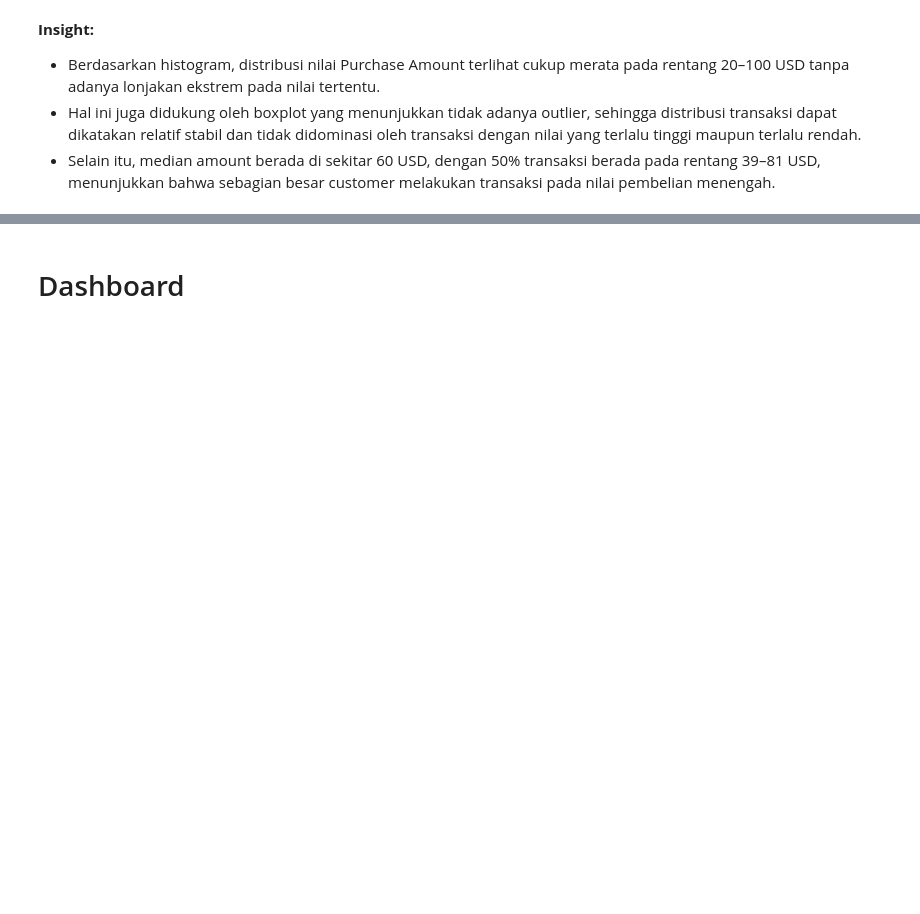
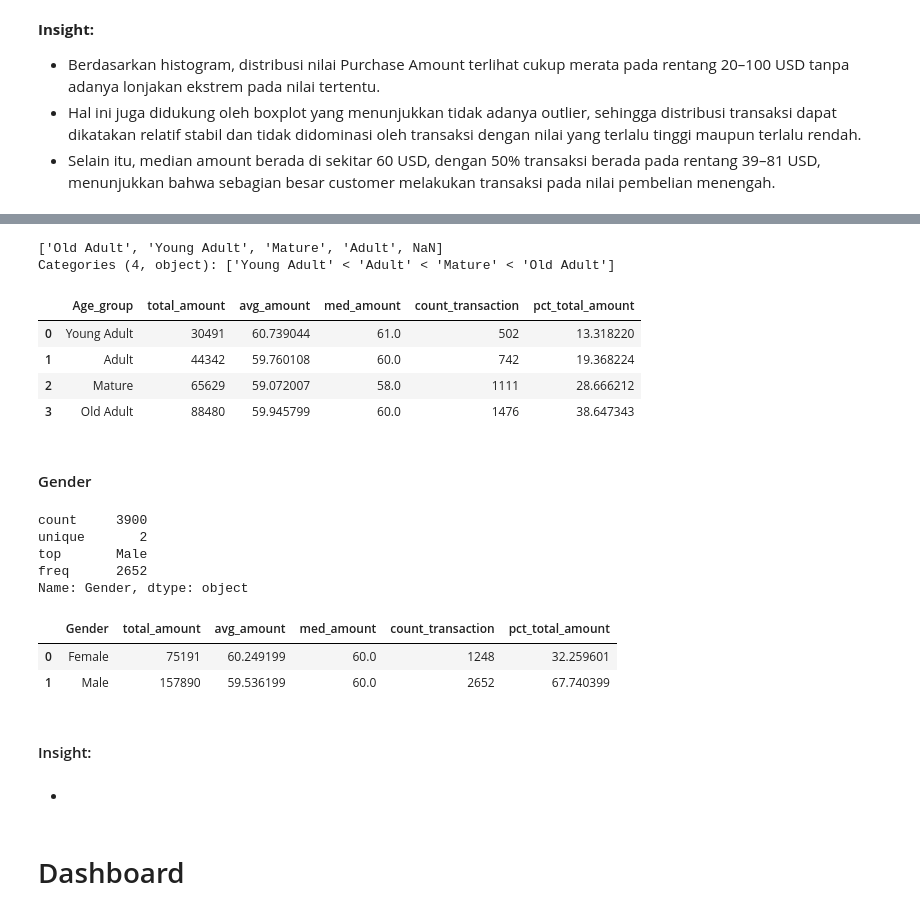
Before and after one commit to Yusuf-IR08/customer-shopping-analys, a Jupyter notebook: customer_shopping_analysis.ipynb, the cells around one changed output, grey strips where cells are left out. Cells and saved outputs as stored; diff of their text form; code cells hidden in the pictures; blank space fills up the shorter version.

```diff
--- a/customer_shopping_analysis.ipynb
+++ b/customer_shopping_analysis.ipynb
@@ -199,0 +209,33 @@ fig.show()
+# %%
+bins = [min(df["Age"]), 25, 35, 50, 100]
+labels = ["Young Adult", "Adult", "Mature", "Old Adult"]
+
+df["Age_group"] = pd.cut(df["Age"], bins=bins, labels=labels)
+df["Age_group"].unique()
+# %% [output]
+['Old Adult', 'Young Adult', 'Mature', 'Adult', NaN]
+Categories (4, object): ['Young Adult' < 'Adult' < 'Mature' < 'Old Adult']
+# %%
+amount_by_age = (
+    df.groupby("Age_group")
+    .agg(
+        total_amount=("Purchase Amount (USD)","sum"),
+        avg_amount=("Purchase Amount (USD)","mean"),
+        med_amount=("Purchase Amount (USD)","median"),
+        count_transaction=("Customer ID", "count")
+    )
+    .reset_index()
+)
+
+# persentase
+amount_by_age["pct_total_amount"] = (
+    amount_by_age["total_amount"] / amount_by_age["total_amount"].sum()
+) * 100
+
+amount_by_age
+# %% [output]
+|  | Age_group | total_amount | avg_amount | med_amount | count_transaction | pct_total_amount |
+| 0 | Young Adult | 30491 | 60.739044 | 61.0 | 502 | 13.318220 |
+| 1 | Adult | 44342 | 59.760108 | 60.0 | 742 | 19.368224 |
+| 2 | Mature | 65629 | 59.072007 | 58.0 | 1111 | 28.666212 |
+| 3 | Old Adult | 88480 | 59.945799 | 60.0 | 1476 | 38.647343 |
@@ -199,0 +282,32 @@ fig.show()
+# %% [markdown]
+#### Gender
+# %%
+df["Gender"].describe()
+# %% [output]
+count     3900
+unique       2
+top       Male
+freq      2652
+Name: Gender, dtype: object
+# %%
+amount_by_gender = (
+    df.groupby("Gender")
+    .agg(
+        total_amount=("Purchase Amount (USD)","sum"),
+        avg_amount=("Purchase Amount (USD)","mean"),
+        med_amount=("Purchase Amount (USD)","median"),
+        count_transaction=("Customer ID","count")
+    )
+    .reset_index()
+)
+
+# persentase
+amount_by_gender["pct_total_amount"] = (
+    amount_by_gender["total_amount"] / amount_by_gender["total_amount"].sum()
+) * 100
+
+amount_by_gender
+# %% [output]
+|  | Gender | total_amount | avg_amount | med_amount | count_transaction | pct_total_amount |
+| 0 | Female | 75191 | 60.249199 | 60.0 | 1248 | 32.259601 |
+| 1 | Male | 157890 | 59.536199 | 60.0 | 2652 | 67.740399 |
@@ -200,2 +348,6 @@ fig.show()
+# %% [markdown]
+#### Insight:
+# %% [markdown]
+-
 # %% [markdown]
 # Dashboard
```
Also changed, not shown: parts of 8 cells of this notebook, 1 other file.
